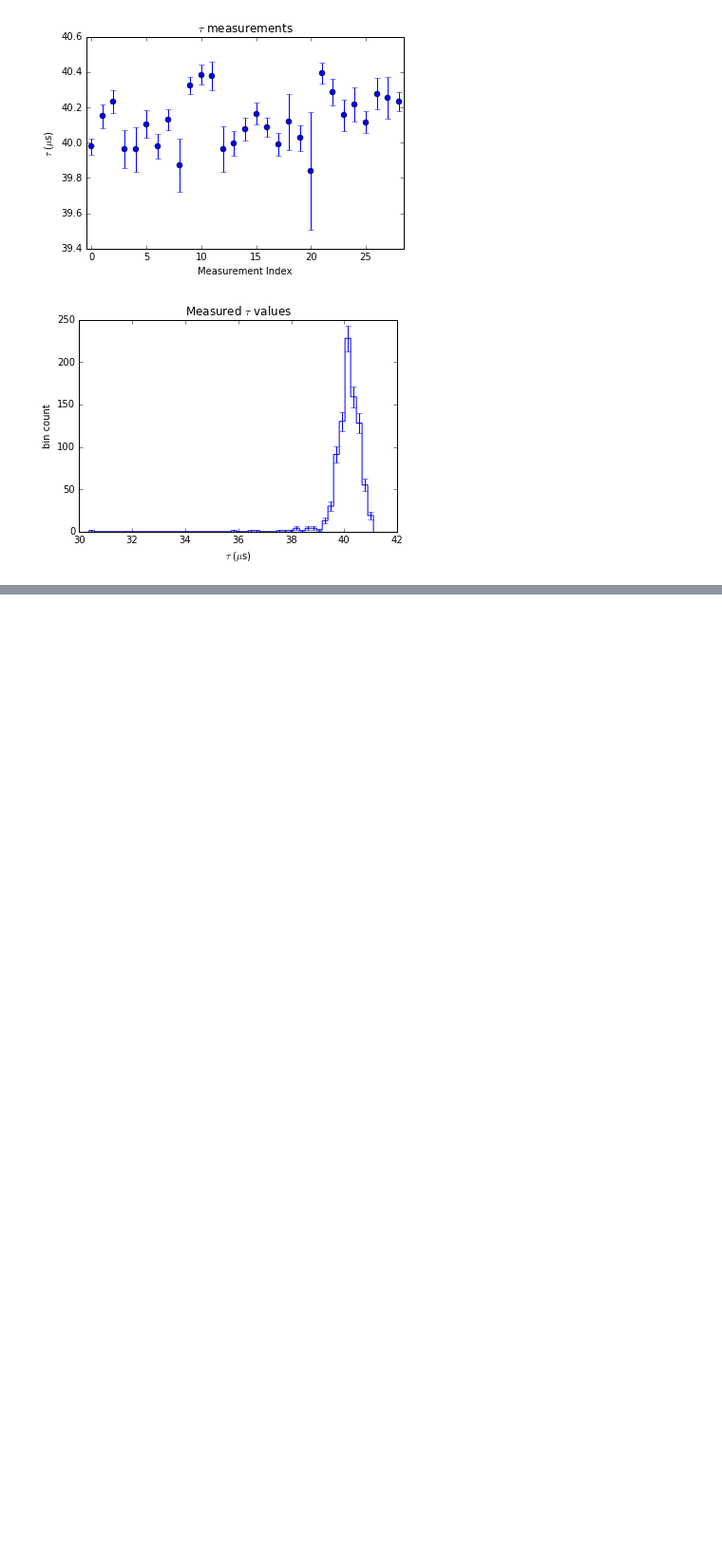
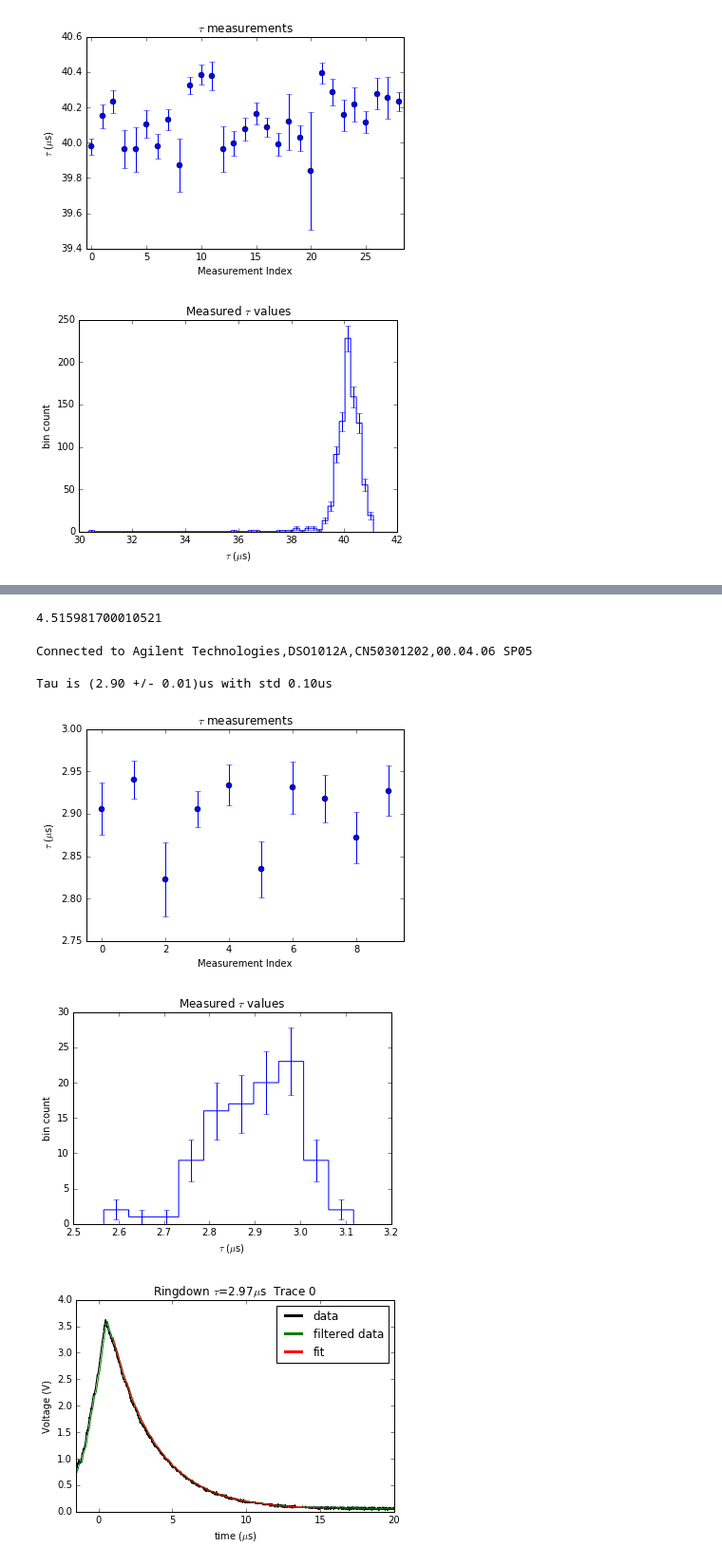
Before and after one commit to zakv/Ringdown_Scope_Code, a Jupyter notebook: Ringdown_Scope_Code.ipynb, the cells around one changed output, grey strips where cells are left out. Shown at 95% size. Cells and saved outputs as stored; diff of their text form; code cells hidden in the pictures; blank space fills up the shorter version.

```diff
--- a/Ringdown_Scope_Code.ipynb
+++ b/Ringdown_Scope_Code.ipynb
@@ -663,0 +710,33 @@ series1.plot_tau_histogram(n_bins=50)
+# %%
+L=0.044 #cavity length (m)
+w0=63.5e-6 #cavity waist (m)
+c=2.9979e8 #speed of light (m/s)
+FSR=c/(2*L) #Free spectral range
+1/(FSR*65e-6) * 1e6
+# %% [output]
+4.515981700010521
+# %%
+#Measuring lifetime of 2015 Mirrors 2 and 3 at 780nm before trying to lock to them at 1560nm
+%matplotlib inline
+n_traces=100
+
+reload(instrument)
+scope=instrument.AgilentScope("/dev/usbtmc0")
+tau_mean,tau_uncertainty,series=scope.measure_tau(n_traces)
+
+#Make plots
+series.plot_tau_series()
+series.plot_tau_histogram()
+for j in range(min(n_traces,10)):
+    series.plot_ringdown(j)
+
+#Scanning Vpp=10V Voff=0V 80Hz into 780nm APD
+series.file_name='2015_2_3_780_80Hz.pkl'
+series.save()
+# %% [output]
+Connected to Agilent Technologies,DSO1012A,CN50301202,00.04.06 SP05
+
+Tau is (2.90 +/- 0.01)us with std 0.10us
+[figure, added]
+[figure, added]
+[figure, added]
```
Also changed, not shown: parts of 2 cells of this notebook.
